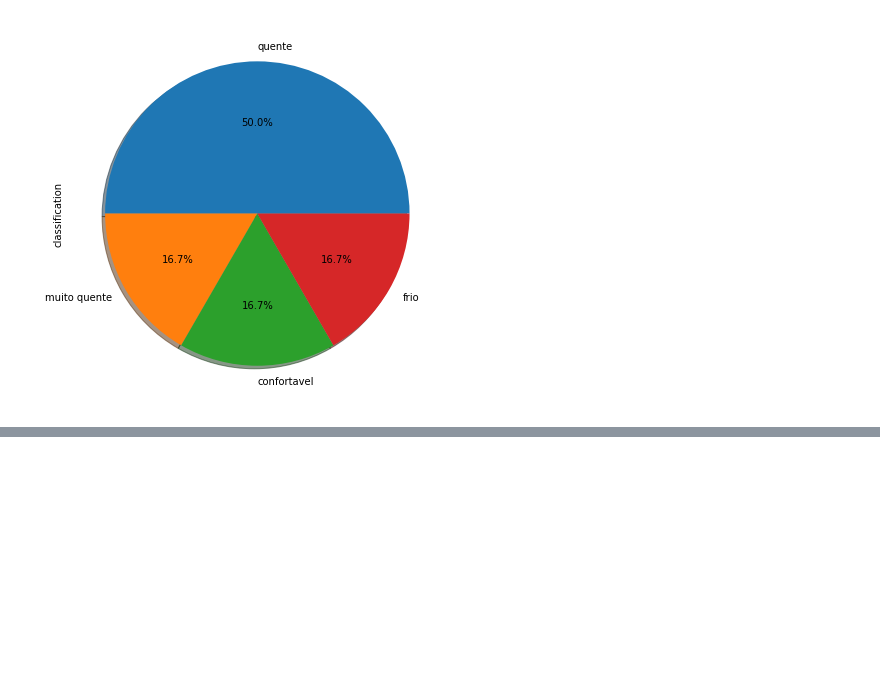
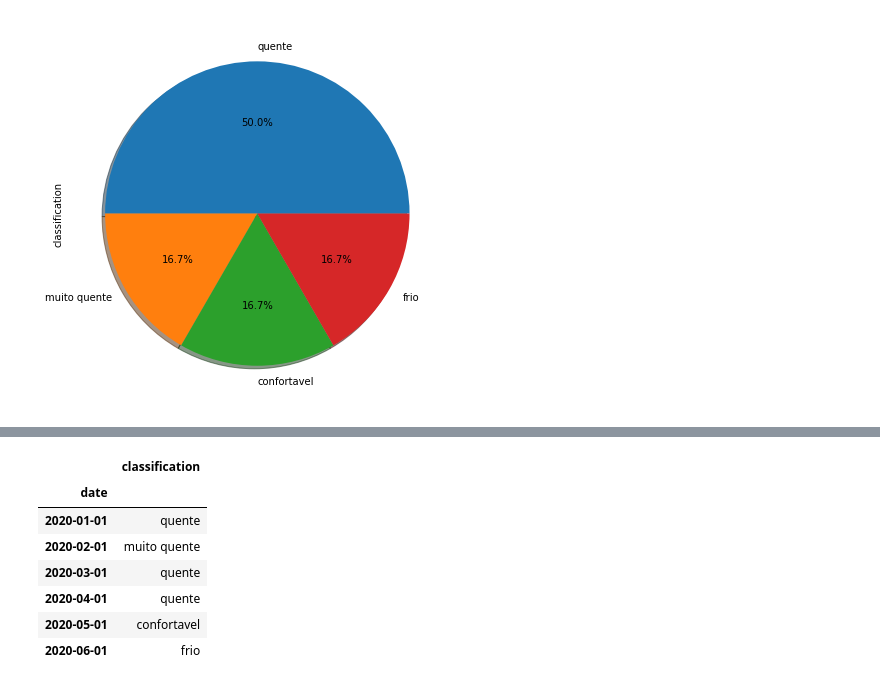
Before and after one commit to cleber2099/pythonAnaliseDeDados, a Jupyter notebook: pandas/pandas.ipynb, the cells around one changed output, grey strips where cells are left out. Saved outputs shown, nothing was run; the diff lists cells and outputs as text; code cells hidden in the pictures; blank space fills up the shorter version.

Commit message:
groupby e inplace com pandas

```diff
--- a/pandas/pandas.ipynb
+++ b/pandas/pandas.ipynb
@@ -439,0 +501,17 @@ df['classification'].value_counts().plot.pie(autopct="%1.1f%%",
+# %%
+#copia de um dataframe: evita compartilhamento de memoria
+# sem copy(),  operações inplace em df2 tambem alteram df
+df2 = df.copy()
+# %%
+#argumento inplace
+#inplace =True aplica a transformação no proprio objeto
+df2.drop("temperatura", axis=1)
+# %% [output]
+|  | classification |
+| date |  |
+| 2020-01-01 | quente |
+| 2020-02-01 | muito quente |
+| 2020-03-01 | quente |
+| 2020-04-01 | quente |
+| 2020-05-01 | confortavel |
+| 2020-06-01 | frio |
```
Also changed, not shown: parts of 11 cells of this notebook.
